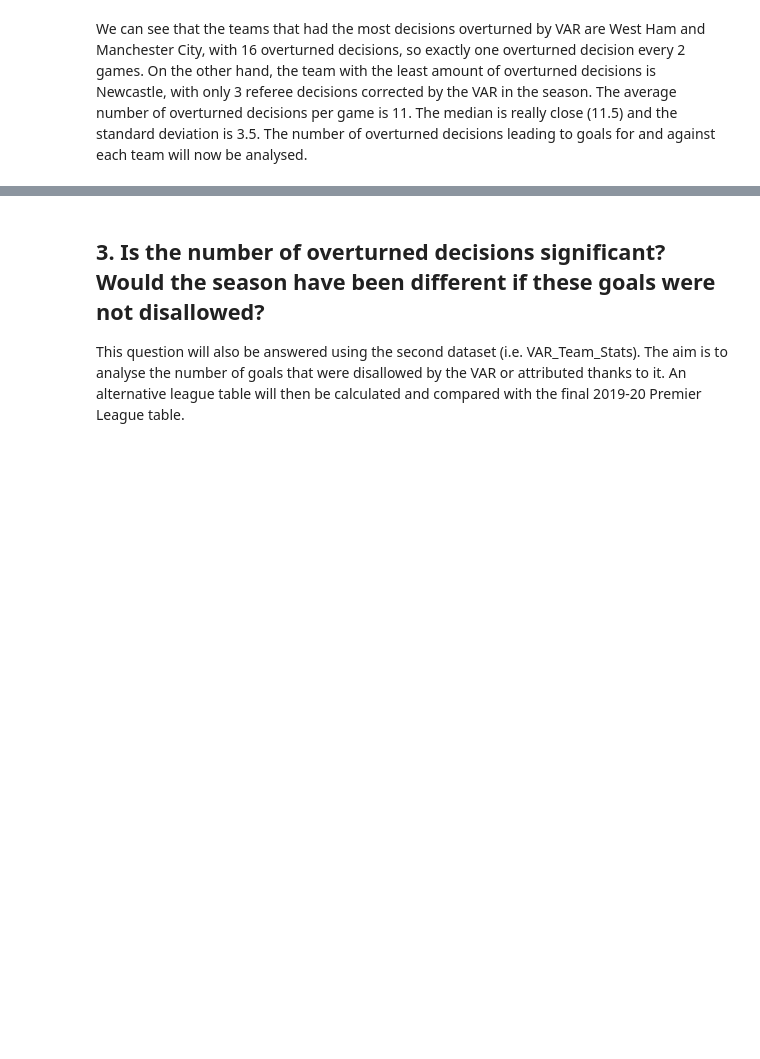
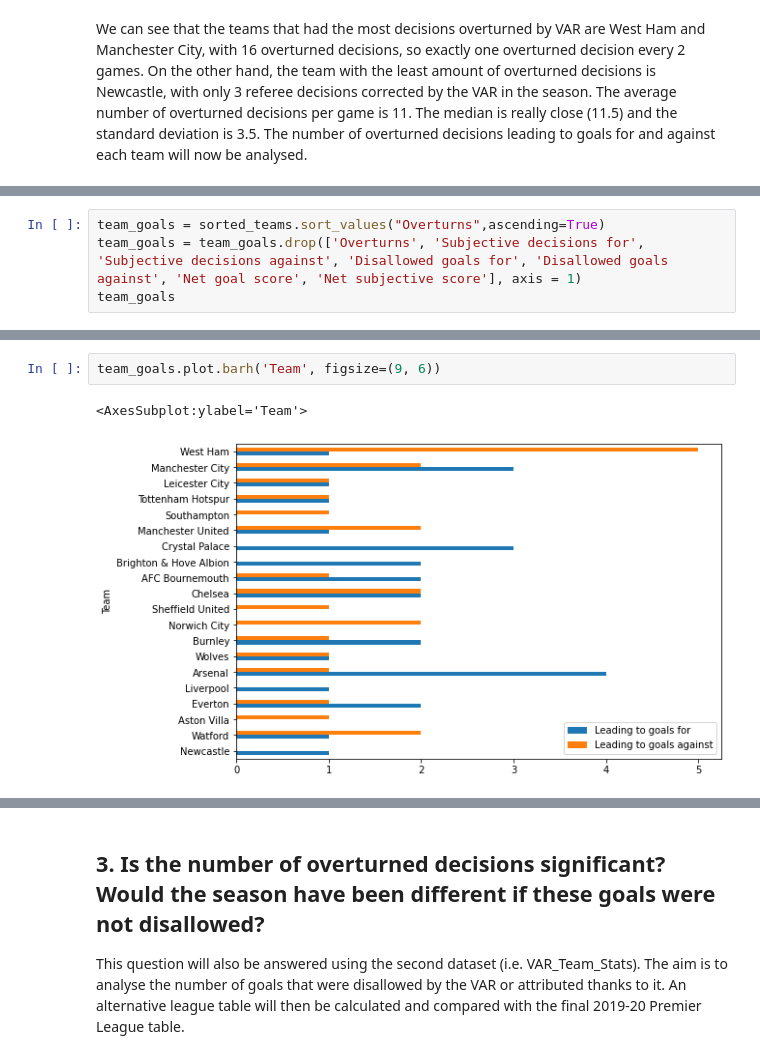
Before and after one commit to julelia/DataMadness, a Jupyter notebook: Data Madness.ipynb, the cells around one changed output, grey strips where cells are left out. Drawn from its saved outputs; the diff is of its cells as text; blank space fills up the shorter version.

```diff
--- a/Data Madness.ipynb
+++ b/Data Madness.ipynb
@@ -284,0 +314,4 @@ The number of overturned decisions leading to goals for and against each team wi
+# %%
+team_goals = sorted_teams.sort_values("Overturns",ascending=True)
+team_goals = team_goals.drop(['Overturns', 'Subjective decisions for', 'Subjective decisions against', 'Disallowed goals for', 'Disallowed goals against', 'Net goal score', 'Net subjective score'], axis = 1)
+team_goals
@@ -284,0 +336,5 @@ The number of overturned decisions leading to goals for and against each team wi
+# %%
+team_goals.plot.barh('Team', figsize=(9, 6))
+# %% [output]
+<AxesSubplot:ylabel='Team'>
+[figure, added]
```
Also changed, not shown: parts of 11 cells of this notebook.
